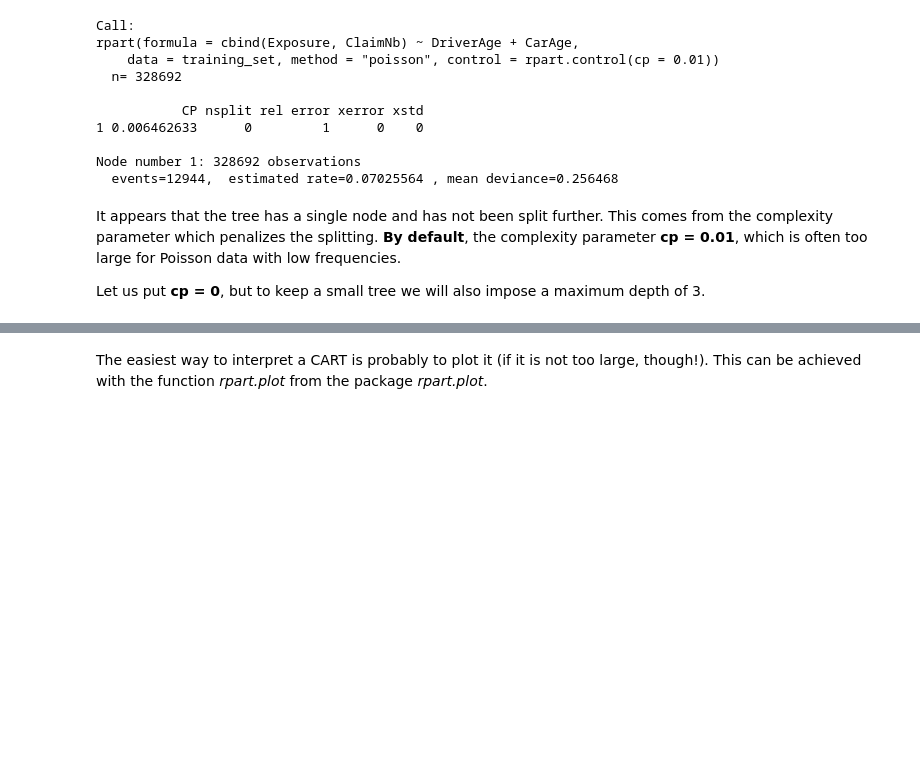
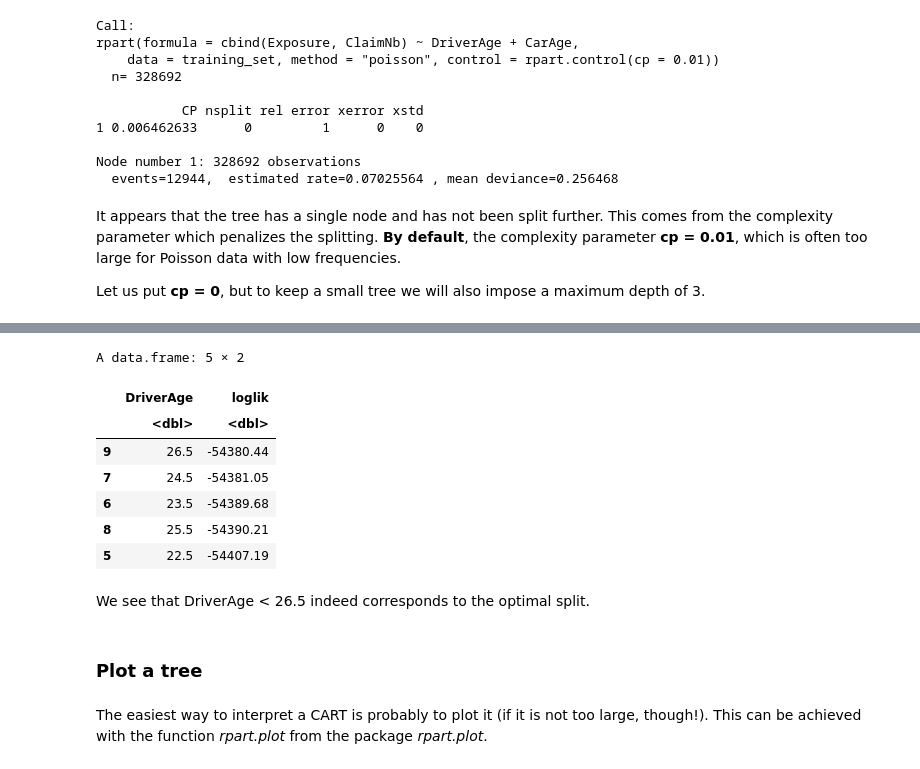
Before and after one commit to fpechon/UCLouvain-LACTU2110, a Jupyter notebook: 2. CART/2. Tree-based models - CART.ipynb, the cells around one changed output, grey strips where cells are left out. Drawn from its saved outputs; the diff is of its cells as text; code cells hidden in the pictures; blank space fills up the shorter version.

```diff
--- a/2. CART/2. Tree-based models - CART.ipynb
+++ b/2. CART/2. Tree-based models - CART.ipynb
@@ -106,3 +149,19 @@ Node number 15: 2916 observations
+# %%
+# Show 5 splits with greatest log-likelihood
+head(plotdata[order(-plotdata$loglik),], 5)
+# %% [output]
+A data.frame: 5 × 2
+|  | DriverAge | loglik |
+|  | <dbl> | <dbl> |
+| 9 | 26.5 | -54380.44 |
+| 7 | 24.5 | -54381.05 |
+| 6 | 23.5 | -54389.68 |
+| 8 | 25.5 | -54390.21 |
+| 5 | 22.5 | -54407.19 |
+# %% [markdown]
+We see that DriverAge < 26.5 indeed corresponds to the optimal split.
+# %% [markdown]
+### Plot a tree
 # %% [markdown]
 The easiest way to interpret a CART is probably to plot it (if it is not too large, though!). This can be achieved with the function *rpart.plot* from the package *rpart.plot*.
 # %%
```
Also changed, not shown: parts of 21 cells of this notebook, 34 other files.
